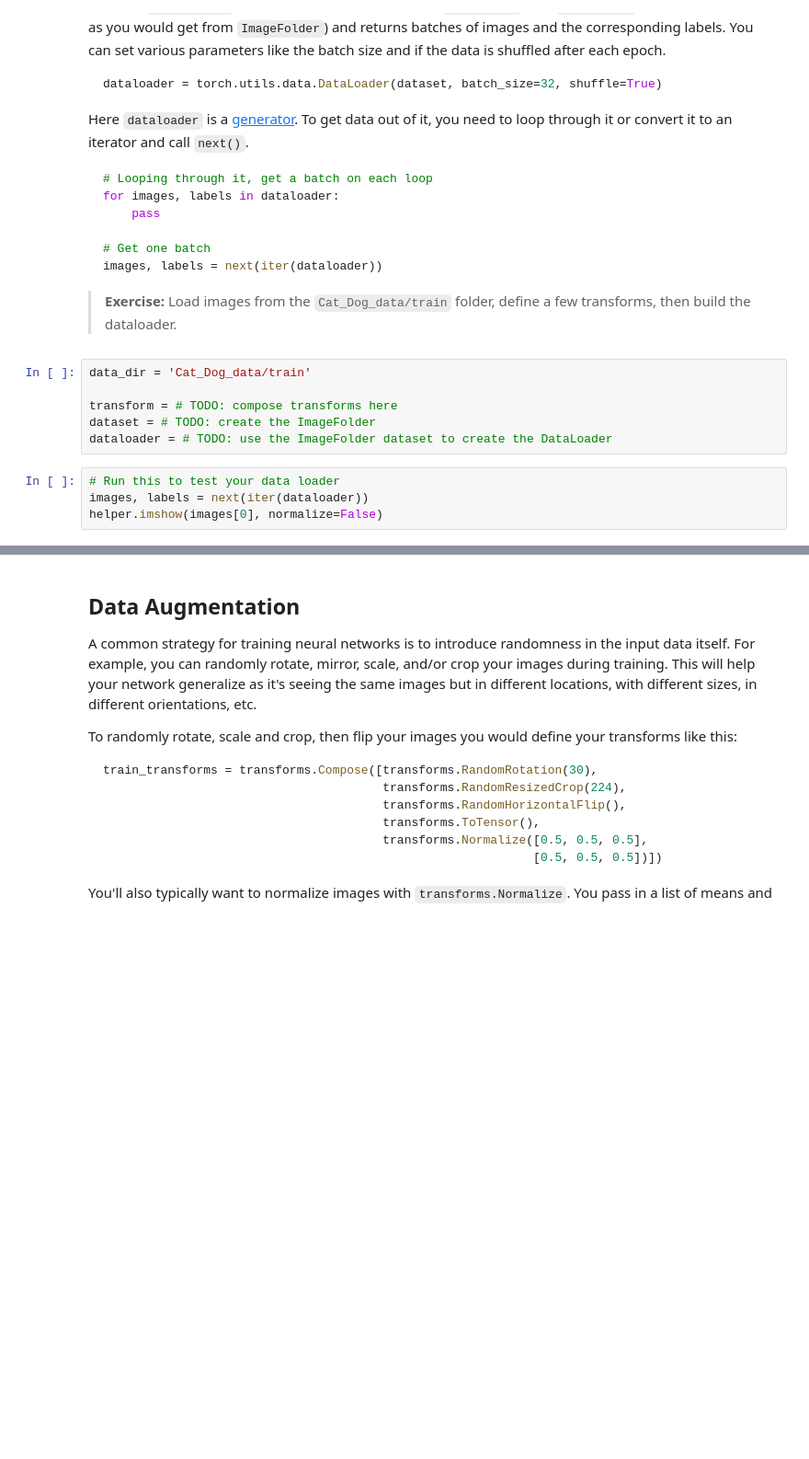
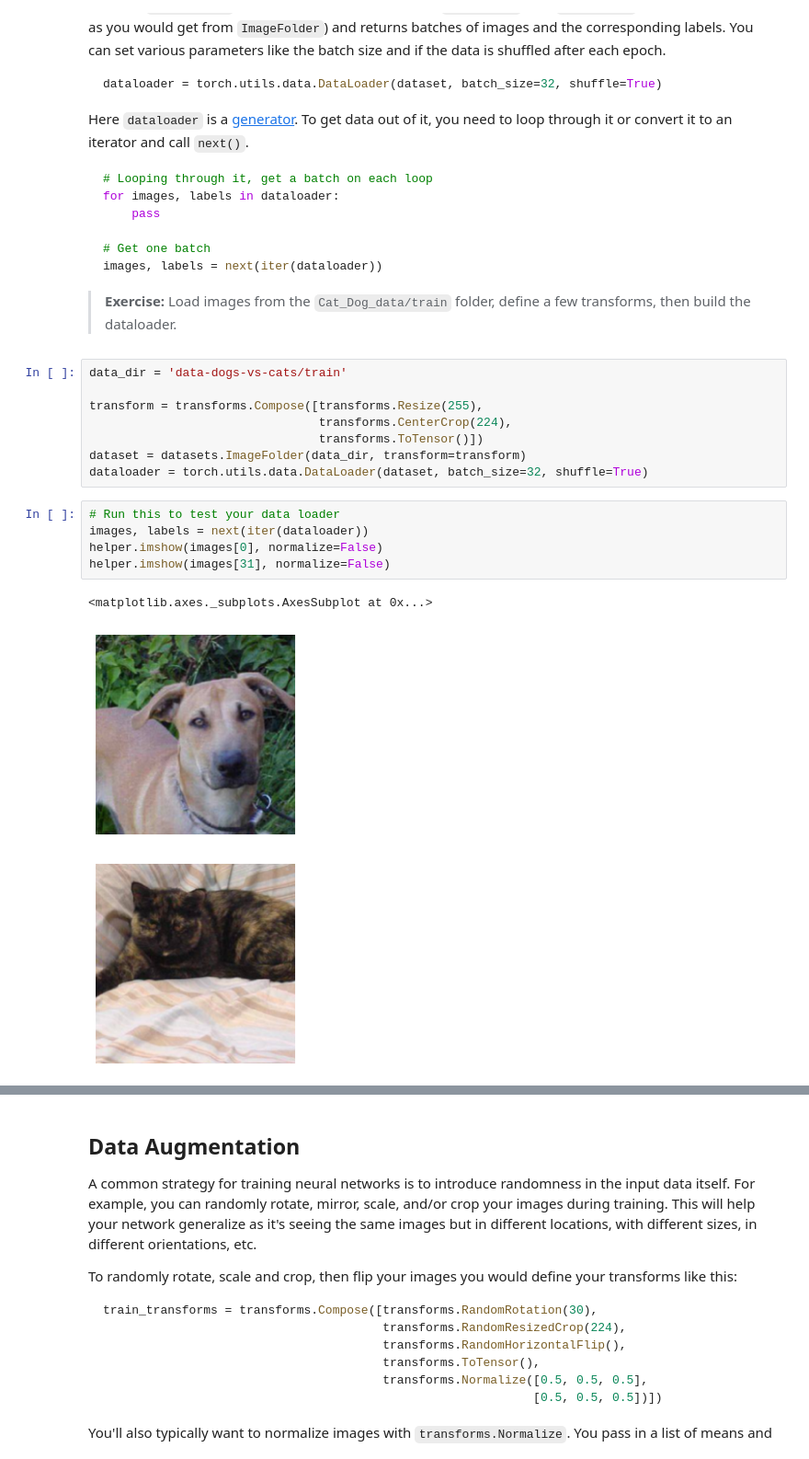
Before and after one commit to sejas/deep-learning-pytorch, a Jupyter notebook: Part 7 - Loading Image Data (Exercises).ipynb, the cells around one changed output, grey strips where cells are left out. Shown at 92% size. Drawn from its saved outputs; the diff is of its cells as text; blank space fills up the shorter version.

Commit message:
read the dataset from image folder. I had to create subfolders with the categories

````diff
--- a/Part 7 - Loading Image Data (Exercises).ipynb
+++ b/Part 7 - Loading Image Data (Exercises).ipynb
@@ -76,16 +76,23 @@ images, labels = next(iter(dataloader))
 ```
 
 >**Exercise:** Load images from the `Cat_Dog_data/train` folder, define a few transforms, then build the dataloader.
-# %%
-data_dir = 'Cat_Dog_data/train'
-
-transform = # TODO: compose transforms here
-dataset = # TODO: create the ImageFolder
-dataloader = # TODO: use the ImageFolder dataset to create the DataLoader
+# %%
+data_dir = 'data-dogs-vs-cats/train'
+
+transform = transforms.Compose([transforms.Resize(255),
+                                transforms.CenterCrop(224),
+                                transforms.ToTensor()])
+dataset = datasets.ImageFolder(data_dir, transform=transform)
+dataloader = torch.utils.data.DataLoader(dataset, batch_size=32, shuffle=True)
 # %%
 # Run this to test your data loader
 images, labels = next(iter(dataloader))
 helper.imshow(images[0], normalize=False)
+helper.imshow(images[31], normalize=False)
+# %% [output]
+<matplotlib.axes._subplots.AxesSubplot at 0x...>
+[figure, added]
+[figure, added]
 # %% [markdown]
 If you loaded the data correctly, you should see something like this (your image will be different):
 
````
